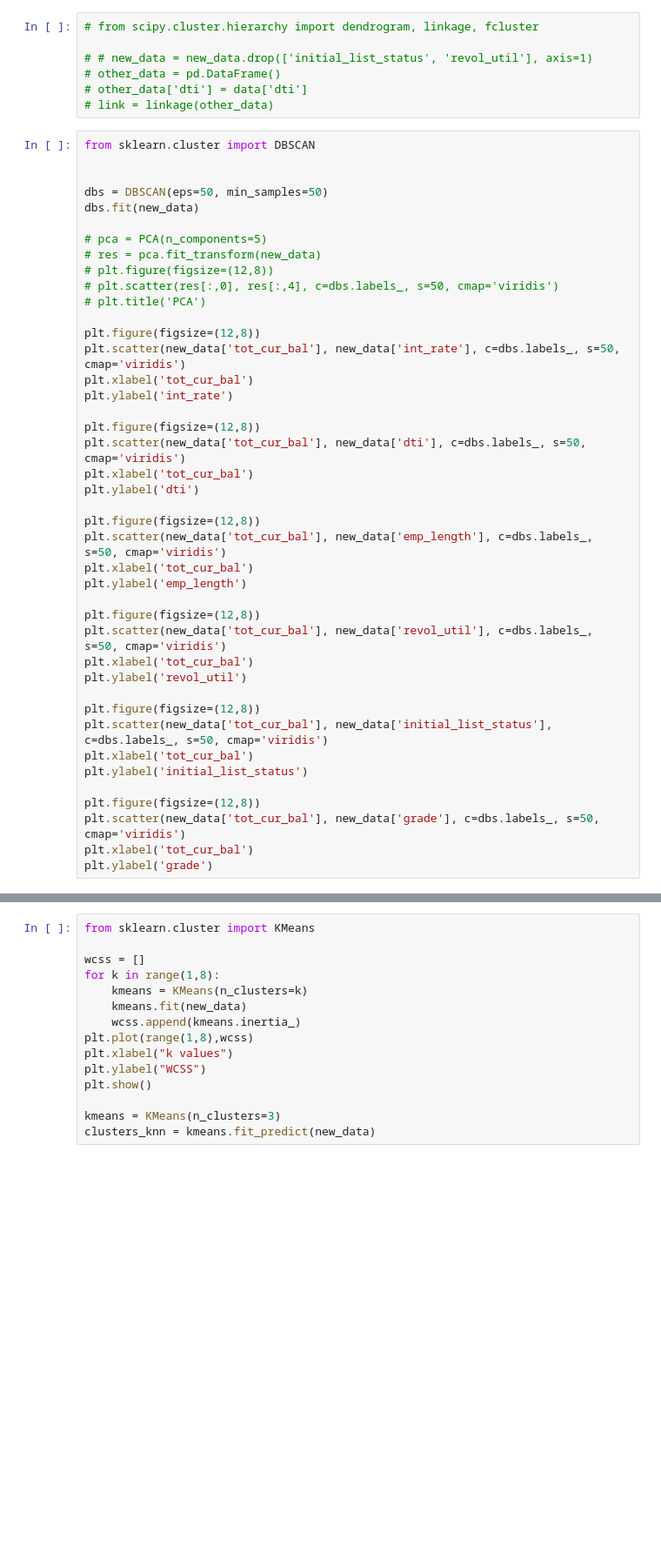
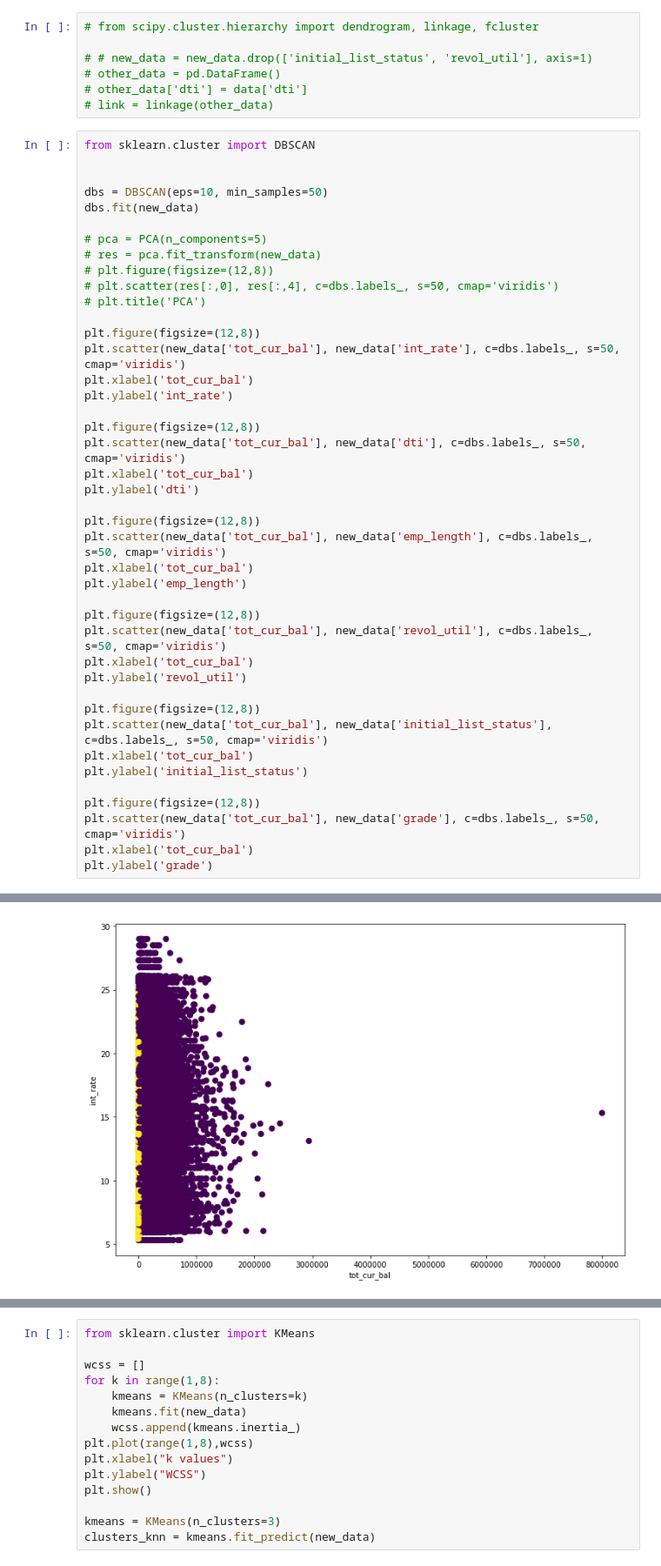
Before and after one commit to nAnna519/python_tasks, a Jupyter notebook: credit/UnsupervisedLearn.ipynb, the cells around one changed output, grey strips where cells are left out. Shown: that part at 87% size. Cells and saved outputs as stored; diff of their text form; blank space fills up the shorter version.

```diff
--- a/credit/UnsupervisedLearn.ipynb
+++ b/credit/UnsupervisedLearn.ipynb
@@ -137,7 +137,7 @@ Text(0, 0.5, 'grade')
 from sklearn.cluster import DBSCAN
 
 
-dbs = DBSCAN(eps=50, min_samples=50)
+dbs = DBSCAN(eps=10, min_samples=50)
 dbs.fit(new_data)
 
 # pca = PCA(n_components=5)
@@ -175,3 +175,4 @@ plt.figure(figsize=(12,8))
 plt.scatter(new_data['tot_cur_bal'], new_data['grade'], c=dbs.labels_, s=50, cmap='viridis')
 plt.xlabel('tot_cur_bal')
 plt.ylabel('grade')
+# %% [output]
@@ -177,0 +180 @@ plt.ylabel('grade')
+[figure, added]
```
Also changed, not shown: parts of 1 cell of this notebook.
